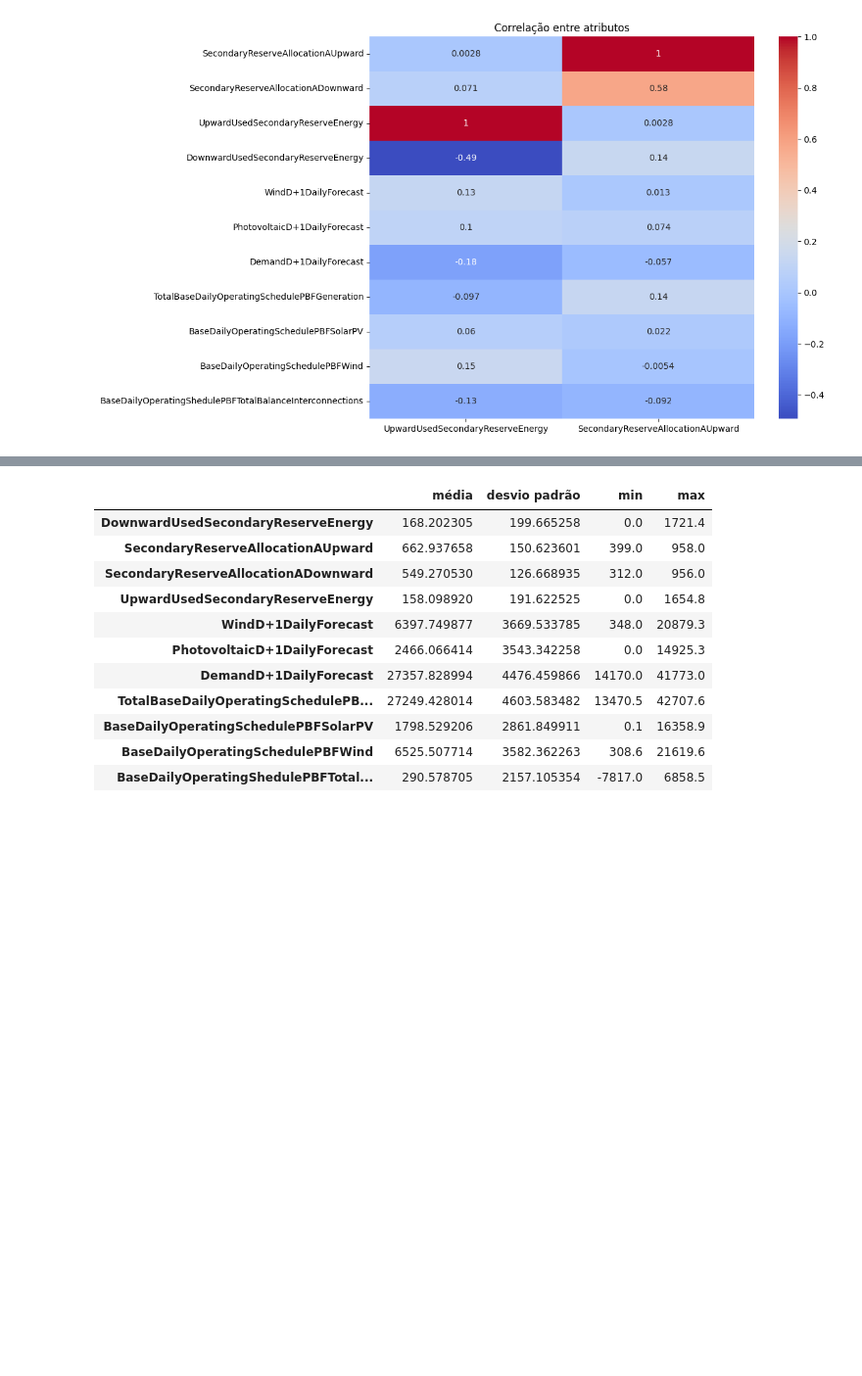
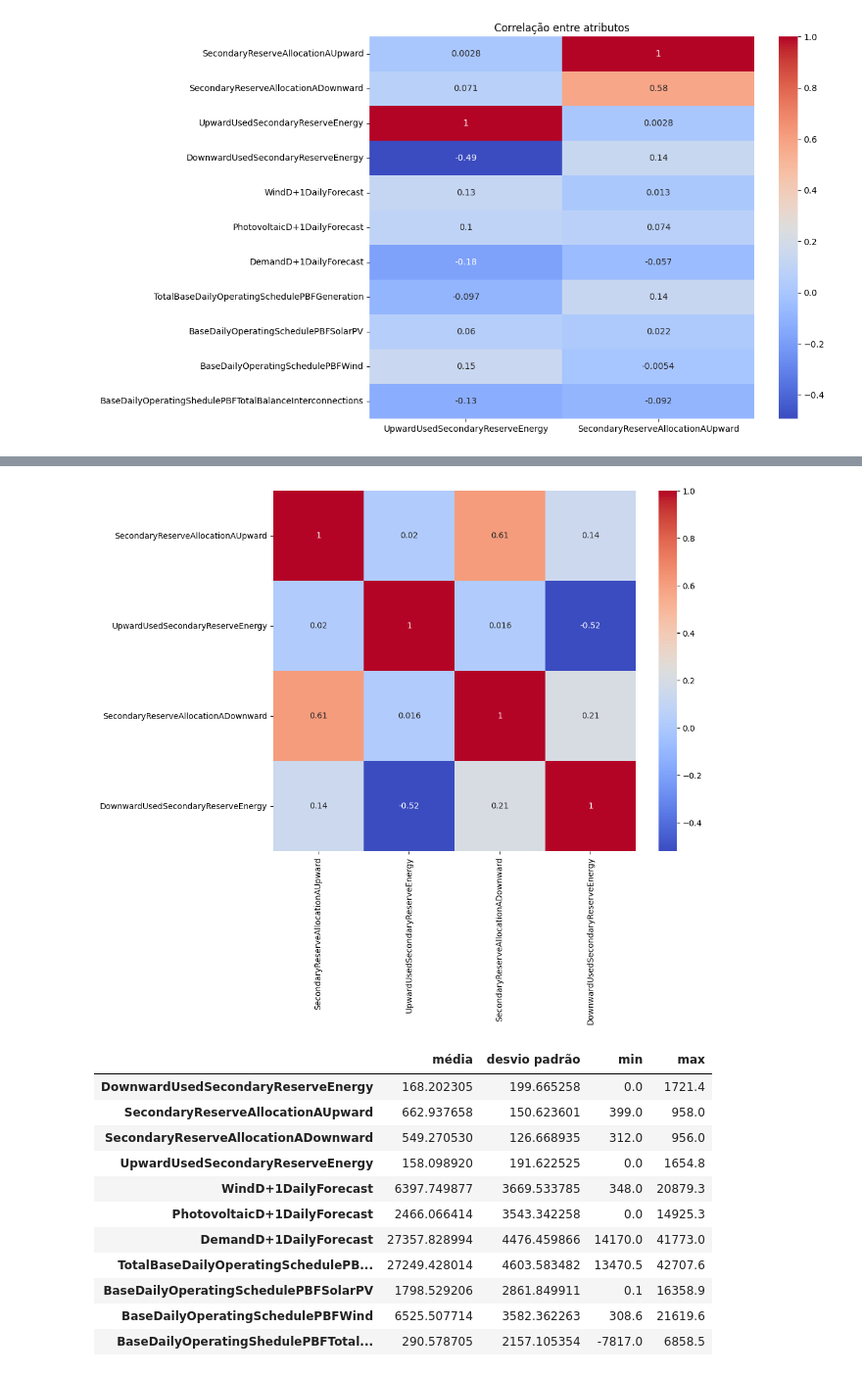
Before and after one commit to JotaFan/renewable-generation-into-reserve-markets, a Jupyter notebook: notebooks/Analise Dados Crus.ipynb, the cells around one changed output, grey strips where cells are left out. Shown at 98% size. Saved outputs shown, nothing was run; the diff lists cells and outputs as text; code cells hidden in the pictures; blank space fills up the shorter version.

Commit message:
add benchmark corr image

```diff
--- a/notebooks/Analise Dados Crus.ipynb
+++ b/notebooks/Analise Dados Crus.ipynb
@@ -317,3 +316,25 @@ plt.show()
+# %%
+import seaborn as sns
+import matplotlib.pyplot as plt
+
+correlation_matrix = dataset.loc[dataset.index.year.isin([2019,2020,2021,2022])][[
+    "SecondaryReserveAllocationAUpward",
+            "UpwardUsedSecondaryReserveEnergy",
+    "SecondaryReserveAllocationADownward",
+    "DownwardUsedSecondaryReserveEnergy",
+        ]].corr()
+
+plt.figure(figsize=(10, 8))
+sns.heatmap(correlation_matrix, annot=True, cmap="coolwarm")
+
+
+figure_name = "correlation_heatmap_benchmark.png"
+#plt.title("Correlação entre ")
+
+plt.savefig(os.path.join(folder_figures, figure_name), bbox_inches="tight")
+plt.show()
+# %% [output]
+[figure, added]
 # %%
 training_dataset = pd.read_csv(training_dataset_path, index_col=0)
 
```
Also changed, not shown: parts of 2 cells of this notebook, 2 other files.
